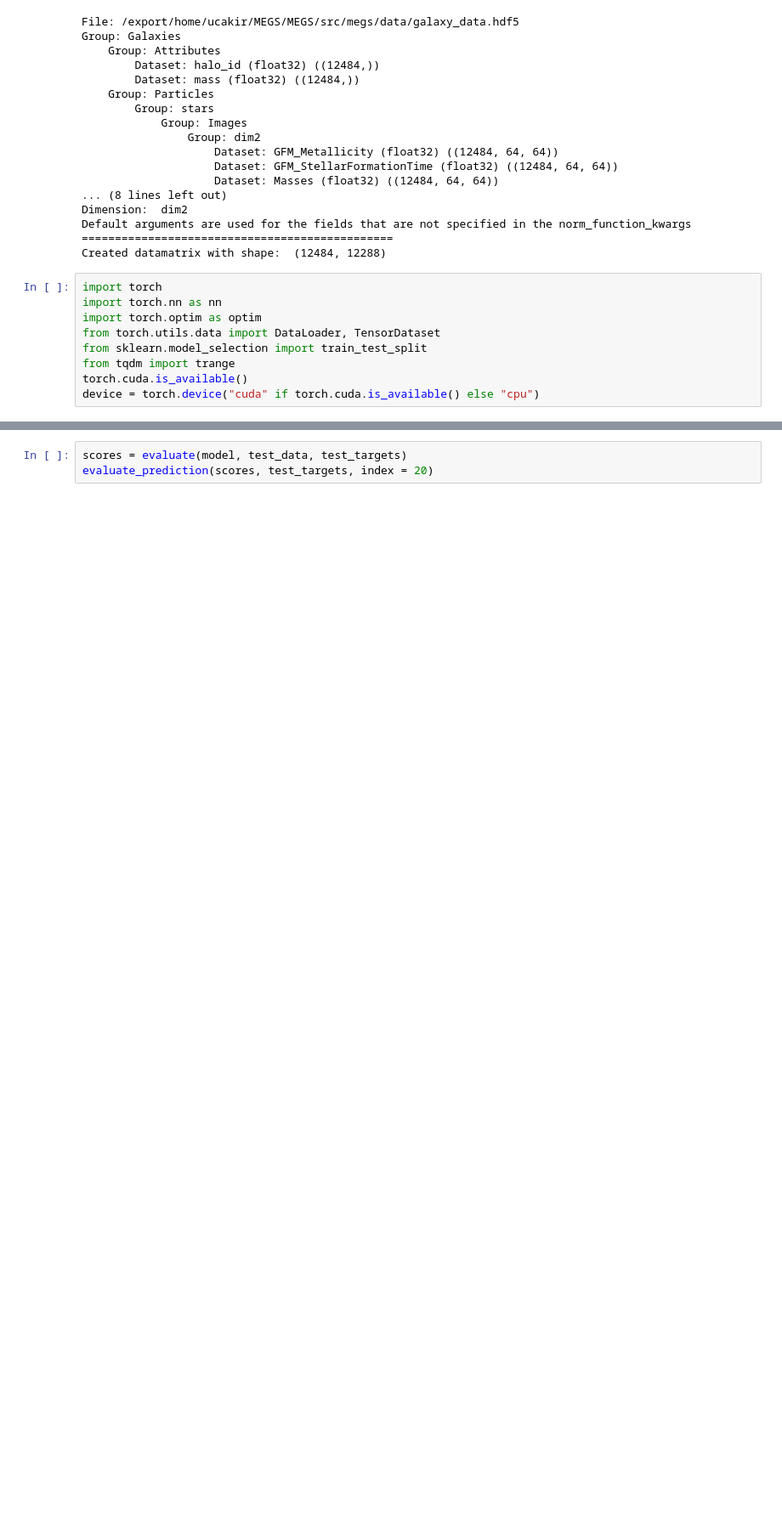
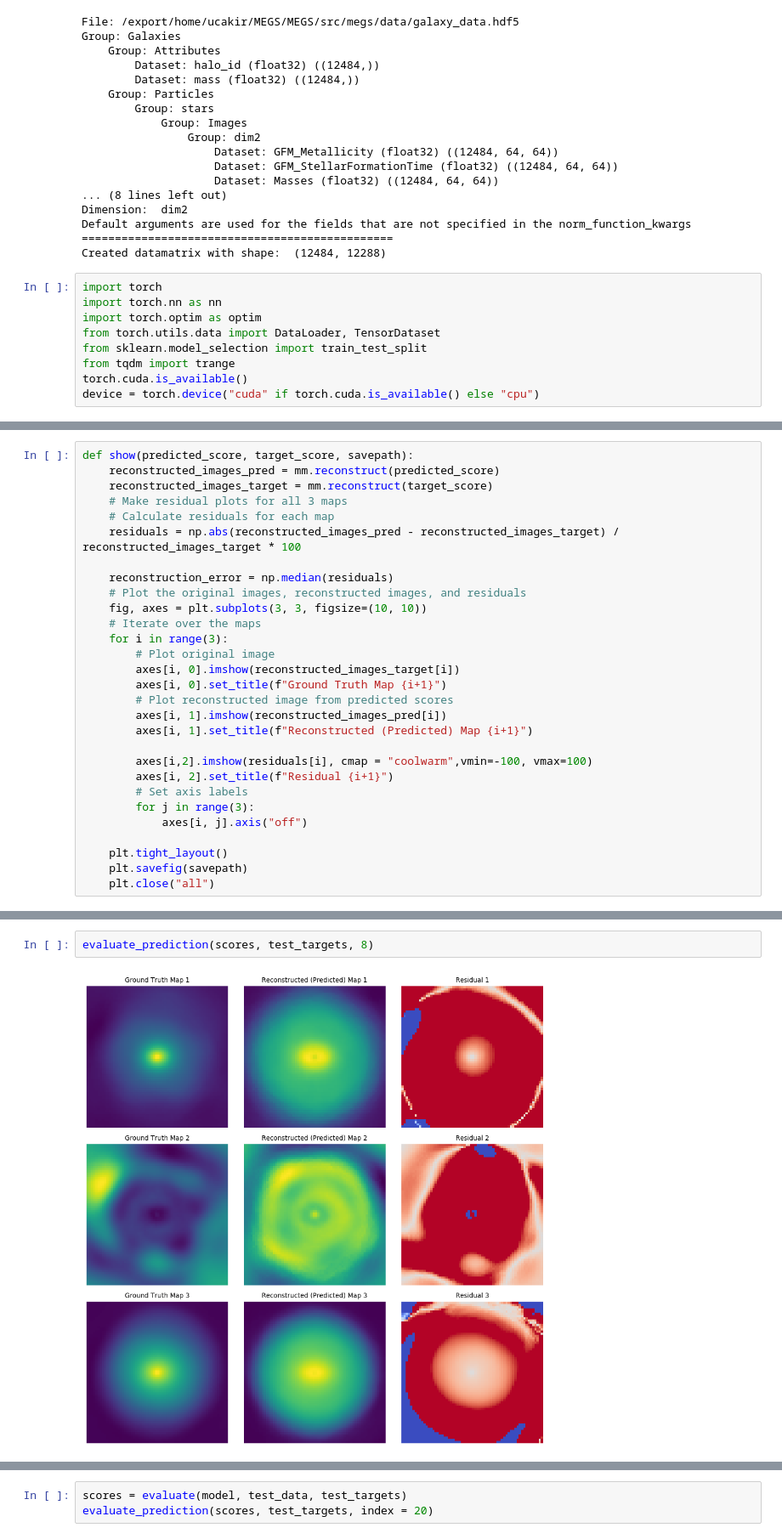
Before and after one commit to ufuk-cakir/MEGS, a Jupyter notebook: exp/new_network.ipynb, the cells around one changed output, grey strips where cells are left out. Shown at 85% size. Saved outputs shown, nothing was run; the diff lists cells and outputs as text; blank space fills up the shorter version.

```diff
--- a/exp/new_network.ipynb
+++ b/exp/new_network.ipynb
@@ -184,0 +209,29 @@ plt.show()
+# %%
+def show(predicted_score, target_score, savepath):
+    reconstructed_images_pred = mm.reconstruct(predicted_score)
+    reconstructed_images_target = mm.reconstruct(target_score)
+    # Make residual plots for all 3 maps
+    # Calculate residuals for each map
+    residuals = np.abs(reconstructed_images_pred - reconstructed_images_target) / reconstructed_images_target * 100
+
+    reconstruction_error = np.median(residuals)
+    # Plot the original images, reconstructed images, and residuals
+    fig, axes = plt.subplots(3, 3, figsize=(10, 10))
+    # Iterate over the maps
+    for i in range(3):
+        # Plot original image
+        axes[i, 0].imshow(reconstructed_images_target[i])
+        axes[i, 0].set_title(f"Ground Truth Map {i+1}")
+        # Plot reconstructed image from predicted scores
+        axes[i, 1].imshow(reconstructed_images_pred[i])
+        axes[i, 1].set_title(f"Reconstructed (Predicted) Map {i+1}")
+
+        axes[i,2].imshow(residuals[i], cmap = "coolwarm",vmin=-100, vmax=100)
+        axes[i, 2].set_title(f"Residual {i+1}")
+        # Set axis labels
+        for j in range(3):
+            axes[i, j].axis("off")
+
+    plt.tight_layout()
+    plt.savefig(savepath)
+    plt.close("all")
@@ -307,3 +434,7 @@ def continue_training(model, num_epochs):
     plt.ylabel('Loss')
     plt.legend()
     plt.show()
+# %%
+evaluate_prediction(scores, test_targets, 8)
+# %% [output]
+[figure, added]
```
Also changed, not shown: parts of 7 cells of this notebook, 17 other files.
